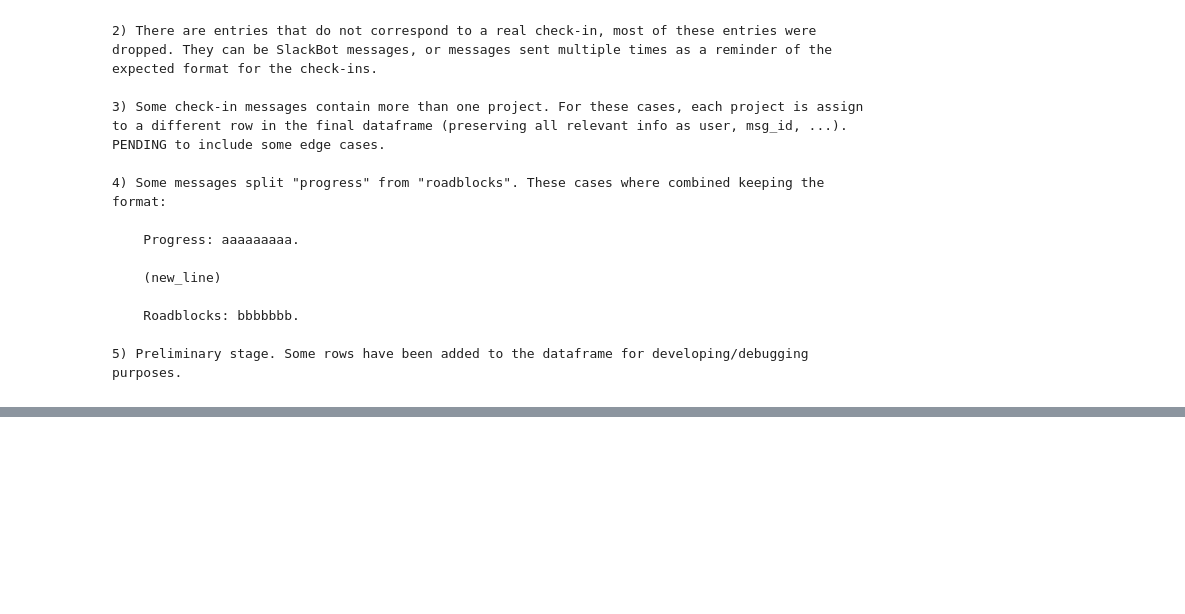
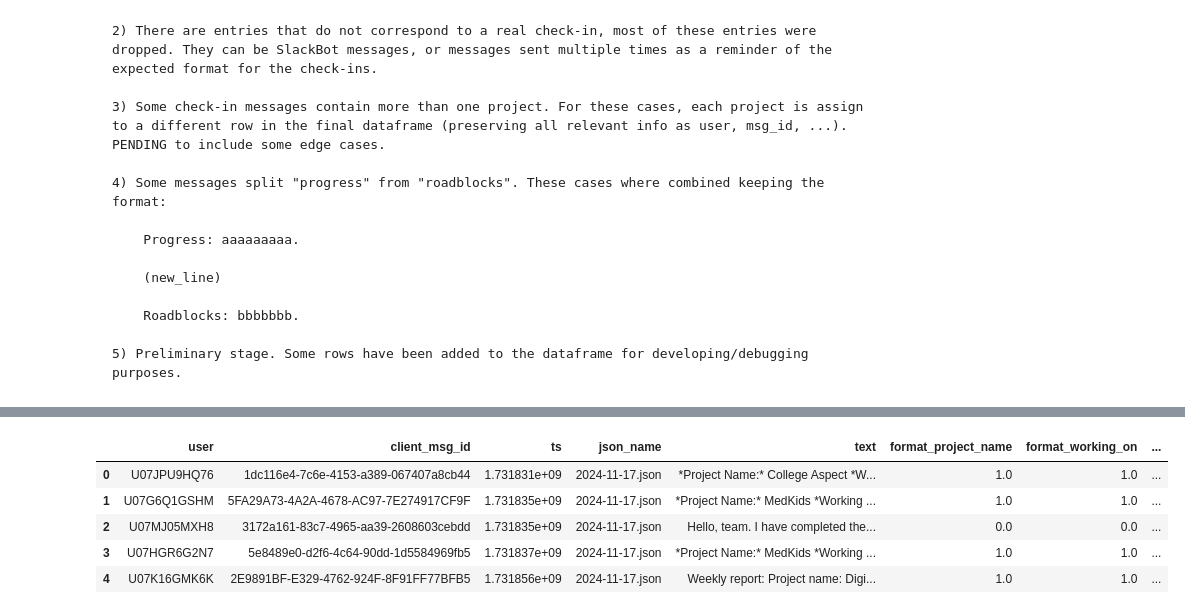
Before and after one commit to angelicads93/export_Slack, a Jupyter notebook: AG_Slack_weekly_reports.ipynb, the cells around one changed output, grey strips where cells are left out. Cells and saved outputs as stored; diff of their text form; code cells hidden in the pictures; blank space fills up the shorter version.

```diff
--- a/AG_Slack_weekly_reports.ipynb
+++ b/AG_Slack_weekly_reports.ipynb
@@ -307,0 +364,72 @@ np.array(missmatch)
+# %%
+def check_format(text):
+    is_format_correct = [0]*len(all_keywords)
+    indices = []
+
+    if text!='':
+        for line in text.splitlines():
+            line = line.lower().lstrip('*-•. ').rstrip('*-•. ').replace('*', '').replace(' ','')
+            for i in range(len(all_keywords)):
+                feature = all_keywords[i]
+                for keyword in keywords_dictionary[feature]:
+                    if keyword.lower().replace(' ','')+':' in line:
+                        is_format_correct[i] = 1
+                        indices.append(i)
+                        break
+                ##-- Double check 'roadblocks:' vs. 'progress and roadblocks:'
+                if feature == 'roadblocks':
+                    for keyword in keywords_dictionary['progress_and_roadblocks']:
+                        if keyword.lower().replace(' ','')+':' in line:
+                            is_format_correct[i] = 0
+                            indices = indices[:-1]
+
+    check_format_dict = {}
+    for i in range(len(all_keywords)):
+        check_format_dict[all_keywords[i]] = is_format_correct[i]
+
+    return check_format_dict
+
+indices_all_missing = []
+indices_review = []
+indices_all_pandr = []
+indices_all_p_r = []
+
+for i in range(len(checkins_df)):
+    text = checkins_df.at[i,'text']
+
+    check_format_dict = check_format(text)
+    check_format_list = []
+    for j in range(len(check_format_dict)):
+        checkins_df.at[i, f"format_{all_keywords[j]}"] = check_format_dict[all_keywords[j]]
+        check_format_list.append( check_format_dict[all_keywords[j]] )
+    [pn, wo, pandr, p, r, nw, m, tw] = check_format_list
+
+    if 1 not in check_format_list:
+        indices_all_missing.append(i)
+        checkins_df.at[i,'status'] = 'Not parsed'
+
+    elif pn==1 and wo==1 and pandr==1 and p==0 and r==0 and nw==1 and m==1:
+        indices_all_pandr.append(i)
+        checkins_df.at[i,'status'] = 'Fully parsed (p&r)'
+
+    elif pn==1 and wo==1 and pandr==0 and p==1 and r==1 and nw==1 and m==1:
+        indices_all_p_r.append(i)
+        checkins_df.at[i,'status'] = 'Fully parsed (p,r)'
+
+    else:
+        indices_review.append(i)
+        checkins_df.at[i,'status'] = 'review'
+
+
+
+print(f"All_missing: (({len(indices_all_missing)})) {indices_all_missing}", '\n')
+
+print(f"Parsially missing: (({len(indices_review)})) {indices_review}", '\n')
+
+print(f"All p&r: (({len(indices_all_pandr)})) {indices_all_pandr}", '\n')
+
+print(f"All p, r: (({len(indices_all_p_r)})) {indices_all_p_r}", '\n')
+
+
+checkins_df.head()
+# %% [output]
@@ -307,0 +443,6 @@ np.array(missmatch)
+|  | user | client_msg_id | ts | json_name | text | format_project_name | format_working_on | ... |
+| 0 | U07JPU9HQ76 | 1dc116e4-7c6e-4153-a389-067407a8cb44 | 1.731831e+09 | 2024-11-17.json | *Project Name:* College Aspect *W... | 1.0 | 1.0 | ... |
+| 1 | U07G6Q1GSHM | 5FA29A73-4A2A-4678-AC97-7E274917CF9F | 1.731835e+09 | 2024-11-17.json | *Project Name:* MedKids *Working ... | 1.0 | 1.0 | ... |
+| 2 | U07MJ05MXH8 | 3172a161-83c7-4965-aa39-2608603cebdd | 1.731835e+09 | 2024-11-17.json | Hello, team. I have completed the... | 0.0 | 0.0 | ... |
+| 3 | U07HGR6G2N7 | 5e8489e0-d2f6-4c64-90dd-1d5584969fb5 | 1.731837e+09 | 2024-11-17.json | *Project Name:* MedKids *Working ... | 1.0 | 1.0 | ... |
+| 4 | U07K16GMK6K | 2E9891BF-E329-4762-924F-8F91FF77BFB5 | 1.731856e+09 | 2024-11-17.json | Weekly report: Project name: Digi... | 1.0 | 1.0 | ... |
```
Also changed, not shown: parts of 14 cells of this notebook.
